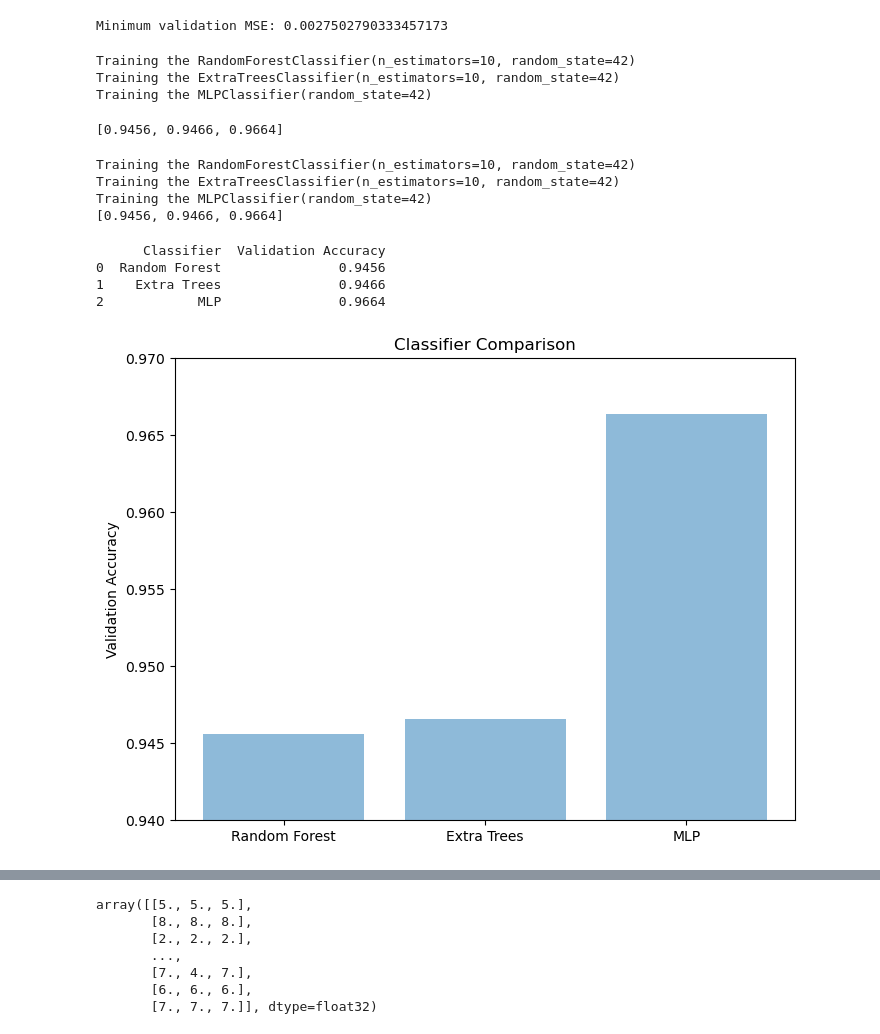
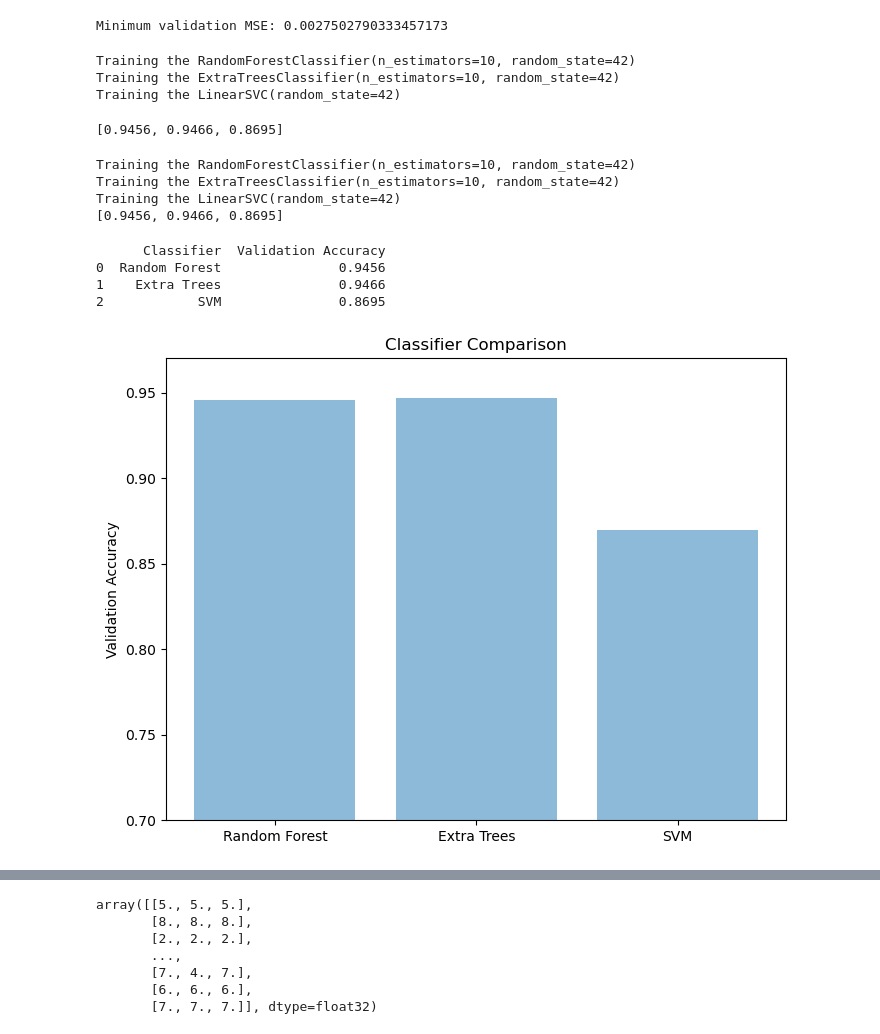
Before and after one commit to ehsanap7/kaggle, a Jupyter notebook: ensemble-learning-comp-8720.ipynb, the cells around one changed output, grey strips where cells are left out. Cells and saved outputs as stored; diff of their text form; code cells hidden in the pictures.

```diff
--- a/ensemble-learning-comp-8720.ipynb
+++ b/ensemble-learning-comp-8720.ipynb
@@ -91,9 +89,8 @@ X_train, X_val, y_train, y_val = train_test_split( X_train_val, y_train_val, tes
 random_forest_clf = RandomForestClassifier(n_estimators=10, random_state=42)
 extra_trees_clf = ExtraTreesClassifier(n_estimators=10, random_state=42)
 svm_clf = LinearSVC(random_state=42)
-mlp_clf = MLPClassifier(random_state=42)
 
-estimators = [random_forest_clf, extra_trees_clf, svm_clf, mlp_clf]
+estimators = [random_forest_clf, extra_trees_clf, svm_clf]
 for estimator in estimators:
     estimator.fit(X_train, y_train)
 # %%
@@ -103,9 +100,6 @@ for estimator in estimators:
 # %%
-import matplotlib.pyplot as plt
-import pandas as pd
-
-estimators = [random_forest_clf, extra_trees_clf, svm_clf, mlp_clf]
-estimator_names = ['Random Forest', 'Extra Trees', 'SVM', 'MLP']
+estimators = [random_forest_clf, extra_trees_clf, svm_clf]
+estimator_names = ['Random Forest', 'Extra Trees', 'SVM']
 
 accuracies = []
 for estimator in estimators:
@@ -437,20 +416,20 @@ X_train, X_val, y_train, y_val = train_test_split( X_train_val, y_train_val, tes
 # %%
 random_forest_clf = RandomForestClassifier(n_estimators=10, random_state=42)
 extra_trees_clf = ExtraTreesClassifier(n_estimators=10, random_state=42)
-mlp_clf = MLPClassifier(random_state=42)
+svm_clf = LinearSVC(random_state=42)
 # %%
-estimators = [random_forest_clf, extra_trees_clf, mlp_clf]
+estimators = [random_forest_clf, extra_trees_clf,svm_clf]
 for estimator in estimators:
     print("Training the", estimator)
     estimator.fit(X_train, y_train)
 # %% [output]
 Training the RandomForestClassifier(n_estimators=10, random_state=42)
 Training the ExtraTreesClassifier(n_estimators=10, random_state=42)
-Training the MLPClassifier(random_state=42)
+Training the LinearSVC(random_state=42)
 # %%
 [estimator.score(X_val, y_val) for estimator in estimators]
 # %% [output]
-[0.9456, 0.9466, 0.9664]
+[0.9456, 0.9466, 0.8695]
 # %%
 scores = []
 for estimator in estimators:
@@ -463,8 +442,8 @@ print(scores)
 # %% [output]
 Training the RandomForestClassifier(n_estimators=10, random_state=42)
 Training the ExtraTreesClassifier(n_estimators=10, random_state=42)
-Training the MLPClassifier(random_state=42)
-[0.9456, 0.9466, 0.9664]
+Training the LinearSVC(random_state=42)
+[0.9456, 0.9466, 0.8695]
 # %%
 val_accuracies = [estimator.score(X_val, y_val) for estimator in estimators]
 
@@ -472,24 +451,25 @@ accuracy_table = pd.DataFrame({
     'Classifier': estimator_names,
     'Validation Accuracy': val_accuracies
 })
+
 print(accuracy_table)
 # %% [output]
       Classifier  Validation Accuracy
 0  Random Forest               0.9456
 1    Extra Trees               0.9466
-2            MLP               0.9664
+2            SVM               0.8695
 # %%
 plt.figure(figsize=(8,6))
-labels = ['Random Forest', 'Extra Trees', 'MLP']
+labels = ['Random Forest', 'Extra Trees', 'SVM']
 y_pos = np.arange(len(labels))
 plt.bar(y_pos, scores, align='center', alpha=0.5)
 plt.xticks(y_pos, labels)
 plt.ylabel('Validation Accuracy')
 plt.title('Classifier Comparison')
-plt.ylim([0.94, 0.97])
+plt.ylim([0.70, 0.97])
 plt.show()
 # %% [output]
-[figure, old version]
+[figure, new version]
 # %%
 for estimator in estimators:
     estimator.fit(X_train, y_train)
```
Also changed, not shown: parts of 29 cells of this notebook.
